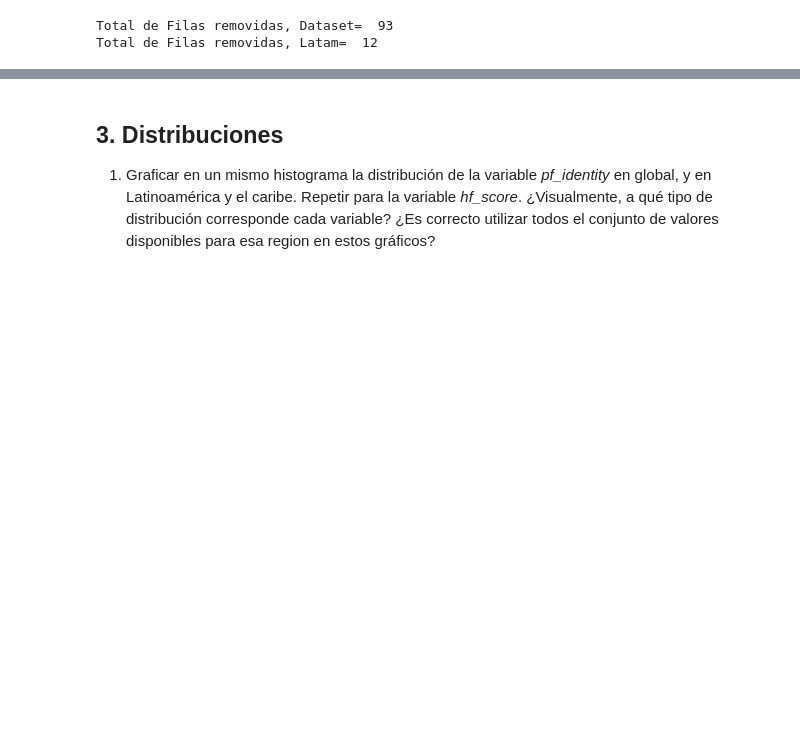
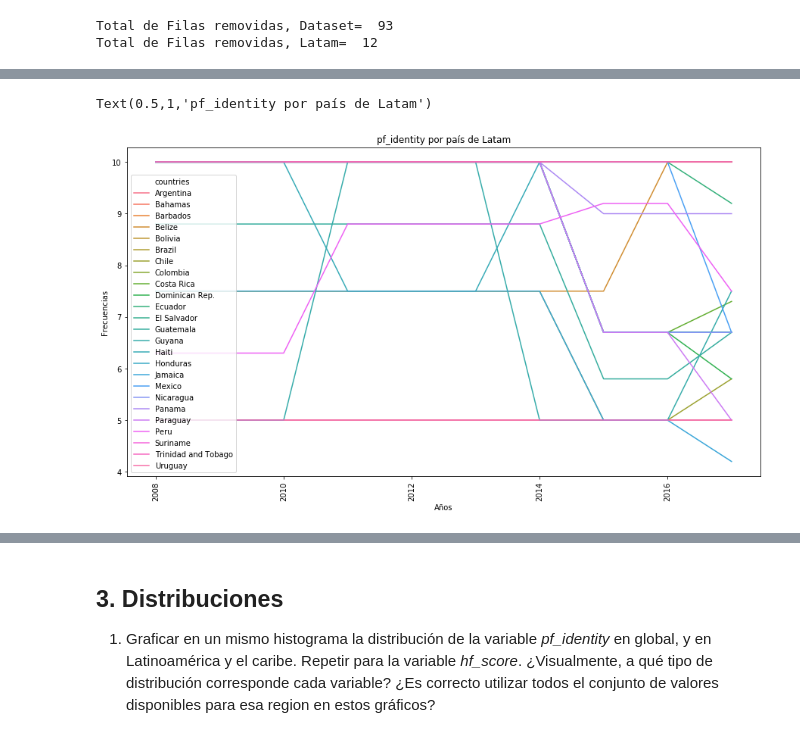
Before and after one commit to msoledadfernandez/DataScience_AnalisisyVisualizacion, a Jupyter notebook: practico.ipynb, the cells around one changed output, grey strips where cells are left out. Cells and saved outputs as stored; diff of their text form; code cells hidden in the pictures; blank space fills up the shorter version.

```diff
--- a/practico.ipynb
+++ b/practico.ipynb
@@ -413,0 +477,18 @@ Sólo por curiosidad, graficar la tendencia de *hf_score* y *ef_score* a través
+# %%
+import numpy as np
+import matplotlib.pyplot as plt
+
+plt.figure (figsize=(15,8))
+
+seaborn.lineplot(data=latam_clean, x='year', y='pf_identity', hue='countries', estimator=np.mean)
+plt.xticks(rotation=90);
+plt.xlabel('Años')
+plt.ylabel('Frecuencias')
+plt.title('pf_identity por país de Latam')
+
+# Gracias a este gráfco podemos ver que la caida abrupta del índice no es de todos los países de Latam.
+# varios paises se mantienen constantes y muy pocos tienen un leve aumento, pero debido a que las caidas de otros paises
+# son tan grandes, esto lleva a arrastrar la tendencia general del índice hacia abajo.
+# %% [output]
+Text(0.5,1,'pf_identity por país de Latam')
+[figure, added]
```
Also changed, not shown: parts of 14 cells of this notebook.
